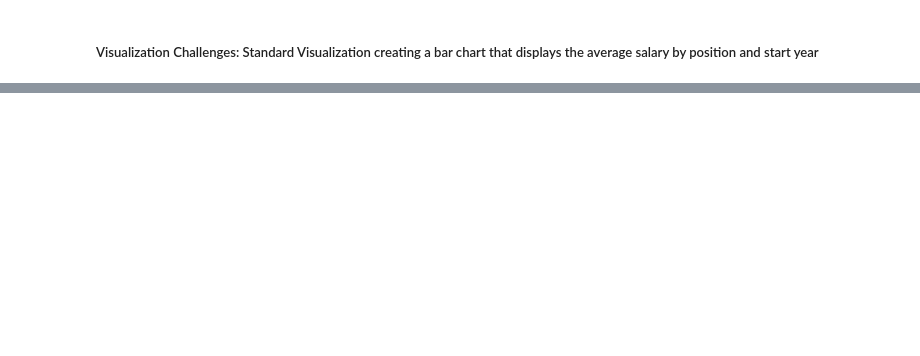
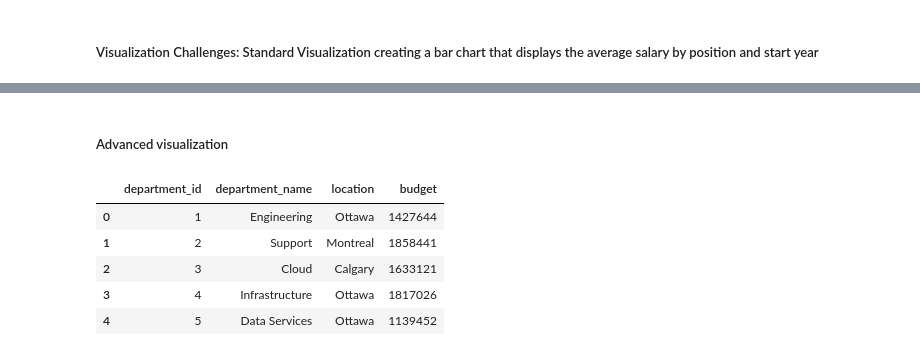
Before and after one commit to Reddy3001/Lab3-9013742, a Jupyter notebook: Reddy_9013742.ipynb, the cells around one changed output, grey strips where cells are left out. Drawn from its saved outputs; the diff is of its cells as text; code cells hidden in the pictures; blank space fills up the shorter version.

```diff
--- a/Reddy_9013742.ipynb
+++ b/Reddy_9013742.ipynb
@@ -195,2 +195,23 @@ plt.show()
 # %% [markdown]
-####
+##### Advanced visualization
+# %%
+department_names = ['Engineering', 'Support', 'Cloud', 'Infrastructure', 'Data Services']
+
+
+locations = ['Toronto', 'Vancouver', 'Montreal', 'Ottawa', 'Calgary']
+departments_data = []
+for i, dept in enumerate(department_names, start=1):
+    location = random.choice(locations)
+    budget = random.randint(800000, 2000000)
+    departments_data.append((i, dept, location, budget))
+
+df_departments = pd.DataFrame(departments_data, columns=['department_id', 'department_name', 'location', 'budget'])
+
+df_departments.head()
+# %% [output]
+|  | department_id | department_name | location | budget |
+| 0 | 1 | Engineering | Ottawa | 1427644 |
+| 1 | 2 | Support | Montreal | 1858441 |
+| 2 | 3 | Cloud | Calgary | 1633121 |
+| 3 | 4 | Infrastructure | Ottawa | 1817026 |
+| 4 | 5 | Data Services | Ottawa | 1139452 |
```
Also changed, not shown: parts of 14 cells of this notebook, 1 other file.
